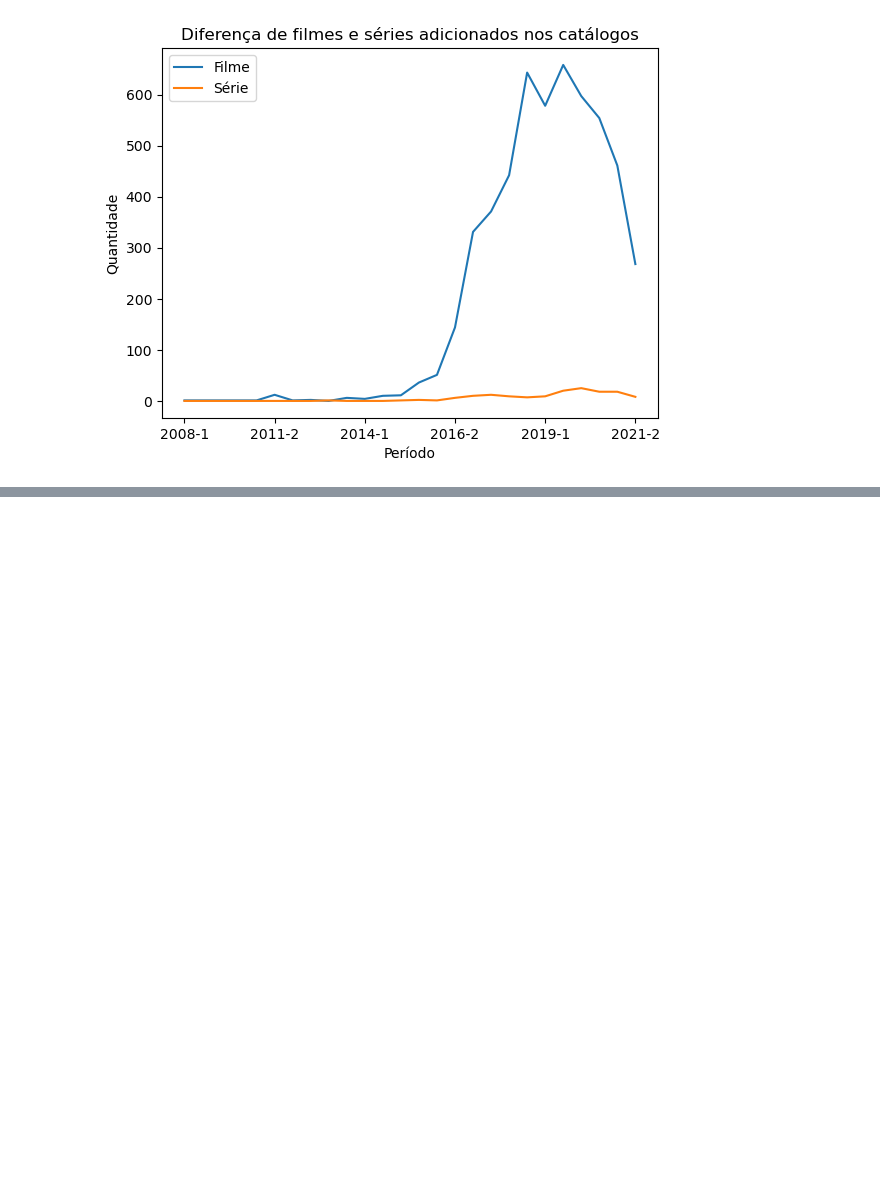
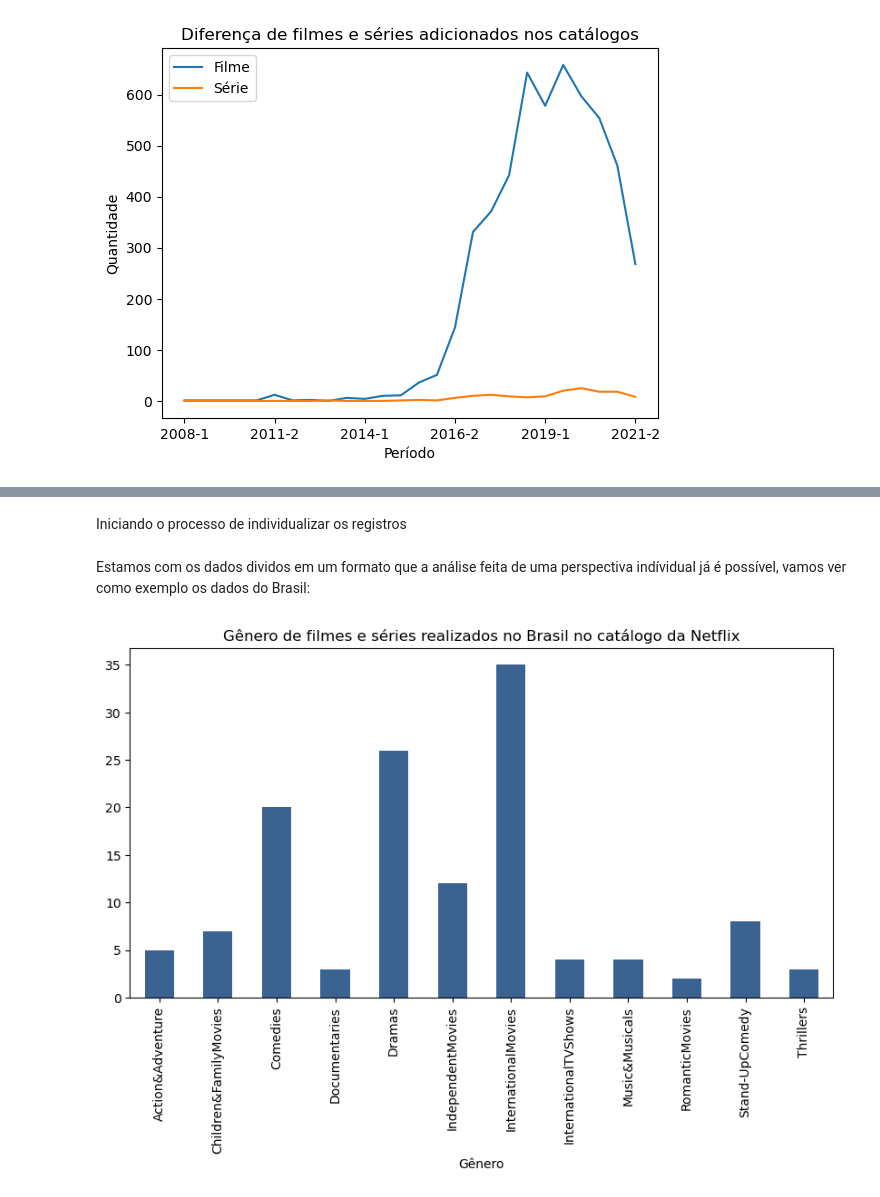
Before and after one commit to octavioduarte/IA-AI, a Jupyter notebook: 02-analise-exploratoria/01-analise-exploratoria-descritiva.ipynb, the cells around one changed output, grey strips where cells are left out. Cells and saved outputs as stored; diff of their text form; code cells hidden in the pictures; blank space fills up the shorter version.

Commit message:
doc(pt-br): group countries by production level and generate graph

```diff
--- a/02-analise-exploratoria/01-analise-exploratoria-descritiva.ipynb
+++ b/02-analise-exploratoria/01-analise-exploratoria-descritiva.ipynb
@@ -230,0 +263,32 @@ ax.legend(["Filme", "Série"]);
+# %% [markdown]
+Iniciando o processo de individualizar os registros
+# %%
+# Geramos uma nova base apenas com as colunas necessárias para o nosso relatório
+base_country_and_genre = base[["country", "listed_in"]].rename(columns={"listed_in": "genre"})
+
+data_list = []
+
+# Usaremos uma estrutura de repetição para criar os registros - A lista data_list armazenará o resultado
+#logo depois iremos converter esta estrutura para um DataFrame
+for  _, row in base_country_and_gender.iterrows():
+    countries, genres = row
+    for country in countries.split(","):
+        for genre in genres.split(","):
+            data_list.append({"country": country.replace(" ", "") ,"genre": genre.replace(" ", "")})
+
+base_country_and_genre = pd.DataFrame(data_list)
+# %% [markdown]
+Estamos com os dados dividos em um formato que a análise feita de uma perspectiva indívidual já é possível, vamos ver como exemplo os dados do Brasil:
+# %%
+br_base = base_country_and_genre[base_country_and_genre["country"] == "Brazil"]
+
+pd.crosstab(br_base["genre"], br_base["country"]).plot(
+    title="Gênero de filmes e séries realizados no Brasil no catálogo da Netflix.",
+    kind="bar",
+    legend=False,
+    color="#3b6392",
+    xlabel="Gênero",
+    figsize=(10, 5)
+);
+# %% [output]
+[figure, added]
```
Also changed, not shown: parts of 9 cells of this notebook.
